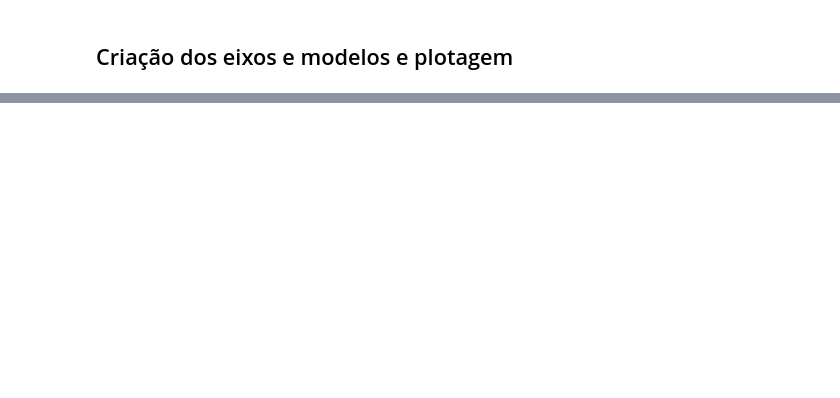
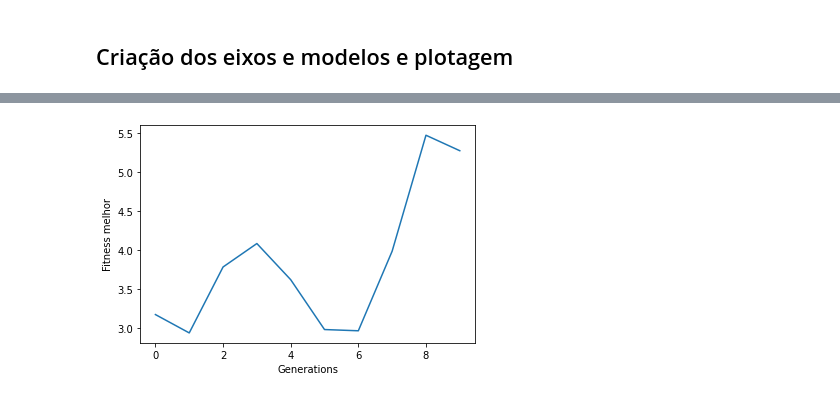
Before and after one commit to faffonso/micromouse-evolutivo, a Jupyter notebook: src/data_analysis/analise_dados.ipynb, the cells around one changed output, grey strips where cells are left out. Cells and saved outputs as stored; diff of their text form; code cells hidden in the pictures; blank space fills up the shorter version.

```diff
--- a/src/data_analysis/analise_dados.ipynb
+++ b/src/data_analysis/analise_dados.ipynb
@@ -101,0 +132,13 @@ plt.show()
+# %%
+maior = sorted([float(elem) for elem in fitness[gen - 1]])[TAMPOP - 1]
+melhor = fitness[gen - 1].index(str(maior))
+# %%
+y = indivs[melhor]
+modelo = np.poly1d(np.polyfit(X, y, 5))
+y = modelo(X)
+plt.plot(X, y)
+plt.xlabel('Generations')
+plt.ylabel('Fitness melhor')
+plt.show()
+# %% [output]
+[figure, added]
```
Also changed, not shown: parts of 10 cells of this notebook.
